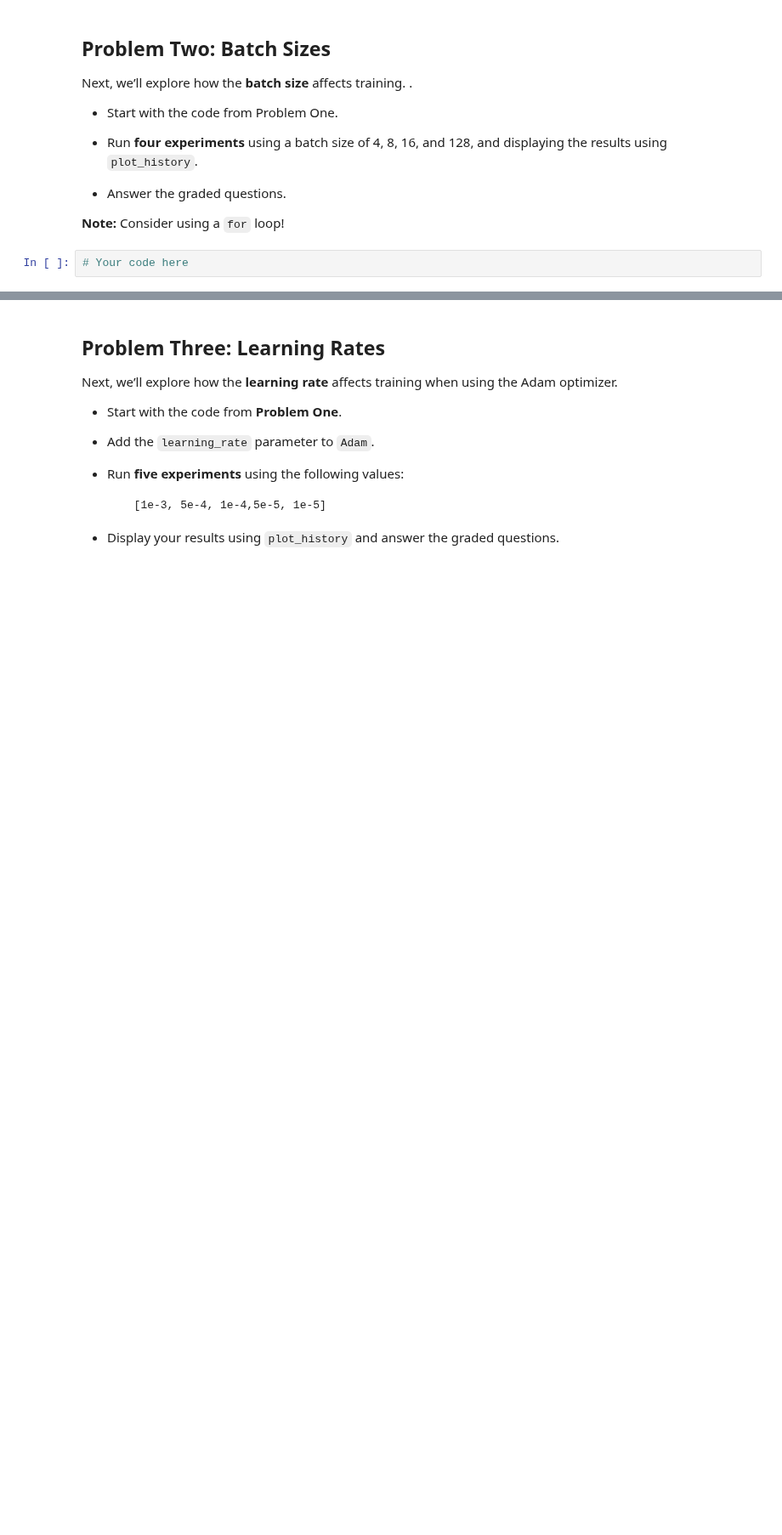
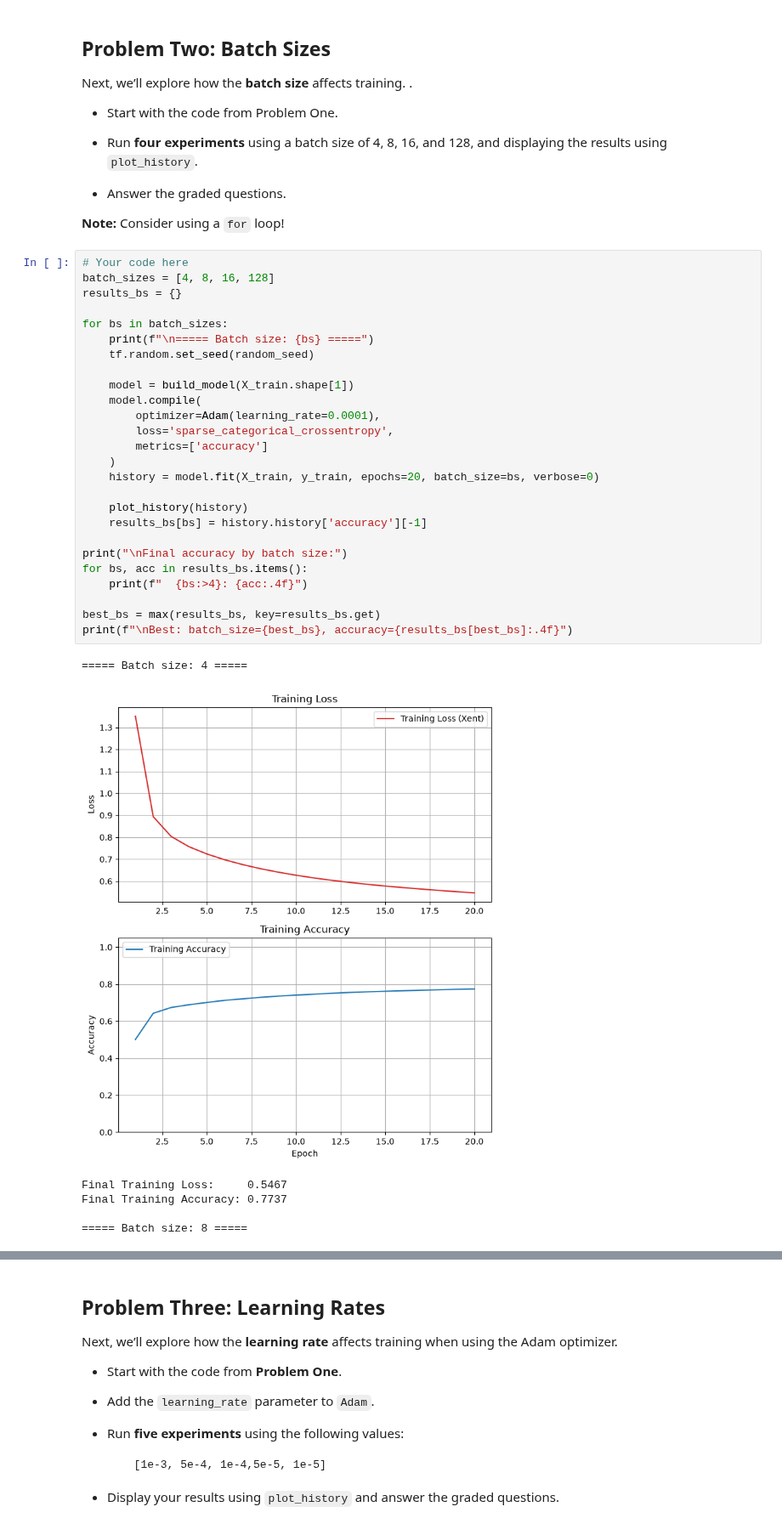
Before and after one commit to g-poklitar/DX703-HW, a Jupyter notebook: Homework_02 (2).ipynb, the cells around one changed output, grey strips where cells are left out. Shown at 85% size. Drawn from its saved outputs; the diff is of its cells as text; blank space fills up the shorter version.

```diff
--- a/Homework_02 (2).ipynb
+++ b/Homework_02 (2).ipynb
@@ -176,3 +256,34 @@ Next, we’ll explore how the **batch size** affects training. .
 **Note:** Consider using a `for` loop!
 # %%
 # Your code here
+batch_sizes = [4, 8, 16, 128]
+results_bs = {}
+
+for bs in batch_sizes:
+    print(f"\n===== Batch size: {bs} =====")
+    tf.random.set_seed(random_seed)
+
+    model = build_model(X_train.shape[1])
+    model.compile(
+        optimizer=Adam(learning_rate=0.0001),
+        loss='sparse_categorical_crossentropy',
+        metrics=['accuracy']
+    )
+    history = model.fit(X_train, y_train, epochs=20, batch_size=bs, verbose=0)
+
+    plot_history(history)
+    results_bs[bs] = history.history['accuracy'][-1]
+
+print("\nFinal accuracy by batch size:")
+for bs, acc in results_bs.items():
+    print(f"  {bs:>4}: {acc:.4f}")
+
+best_bs = max(results_bs, key=results_bs.get)
+print(f"\nBest: batch_size={best_bs}, accuracy={results_bs[best_bs]:.4f}")
+# %% [output]
+===== Batch size: 4 =====
+[figure, added]
+Final Training Loss:     0.5467
+Final Training Accuracy: 0.7737
+
+===== Batch size: 8 =====
```
Also changed, not shown: parts of 27 cells of this notebook.
